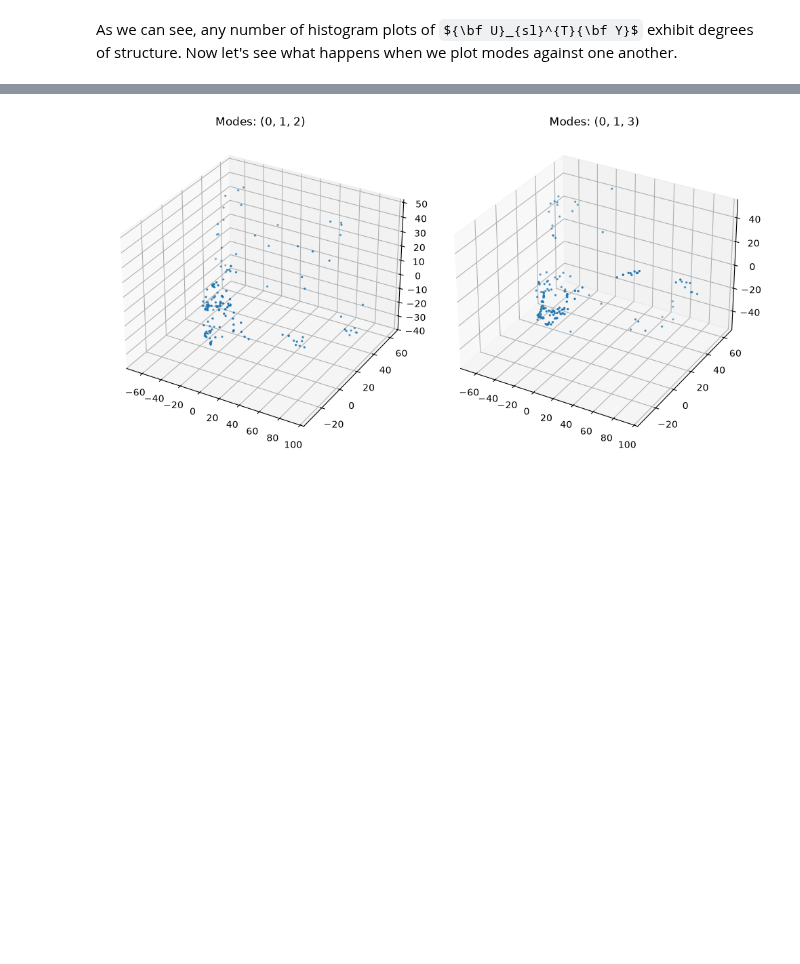
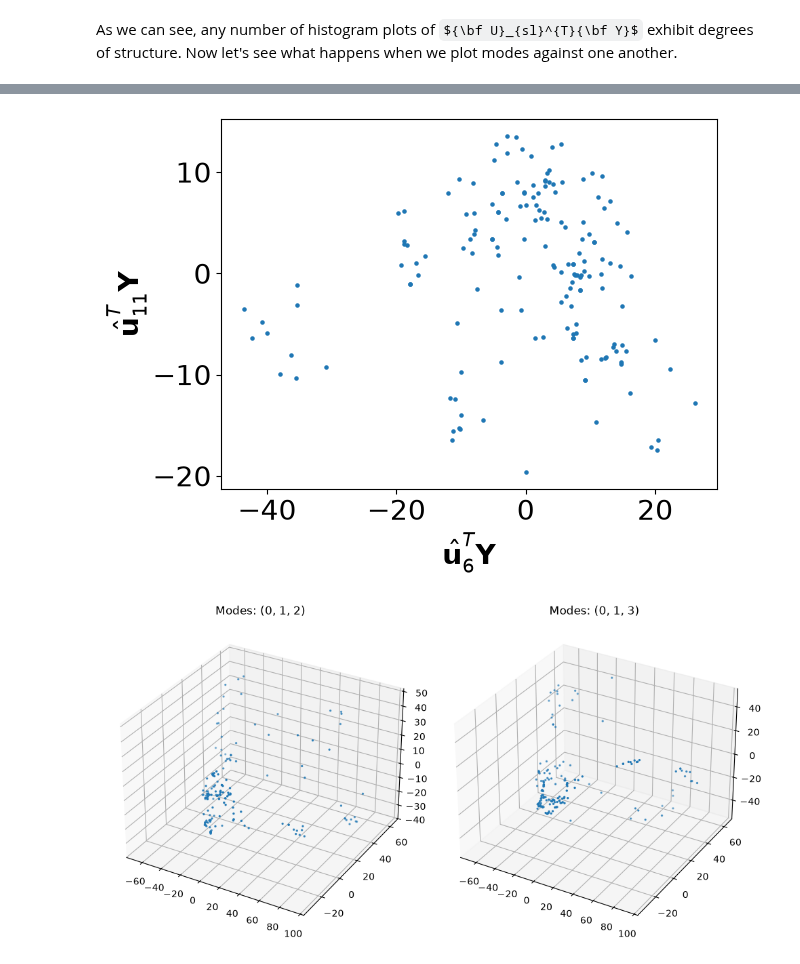
Before and after one commit to aadib2/Math_540_Fall_2026, a Jupyter notebook: Lecture_Notes_and_Code/Unsupervised_Learning/Applications_of_the_SVD_and_Cluster_Analysis.ipynb, the cells around one changed output, grey strips where cells are left out. Cells and saved outputs as stored; diff of their text form; code cells hidden in the pictures; some formulas as TeX source; blank space fills up the shorter version.

```diff
--- a/Lecture_Notes_and_Code/Unsupervised_Learning/Applications_of_the_SVD_and_Cluster_Analysis.ipynb
+++ b/Lecture_Notes_and_Code/Unsupervised_Learning/Applications_of_the_SVD_and_Cluster_Analysis.ipynb
@@ -357,3 +353,9 @@ plt.scatter(projected_images[5, :], projected_images[10, :], s=1.)
+# %%
+plt.scatter(projected_images[5, :], projected_images[10, :], s=5.)
+plt.xlabel(r"$\hat{{\bf u}}_{6}^{T}{\bf Y}$")
+plt.ylabel(r"$\hat{{\bf u}}_{11}^{T}{\bf Y}$");
+# %% [output]
+[figure, added]
 # %%
 comb_list = [[0, 1, 2], [0, 1, 3]] # add your particular choices here
 
```
Also changed, not shown: parts of 4 cells of this notebook.
